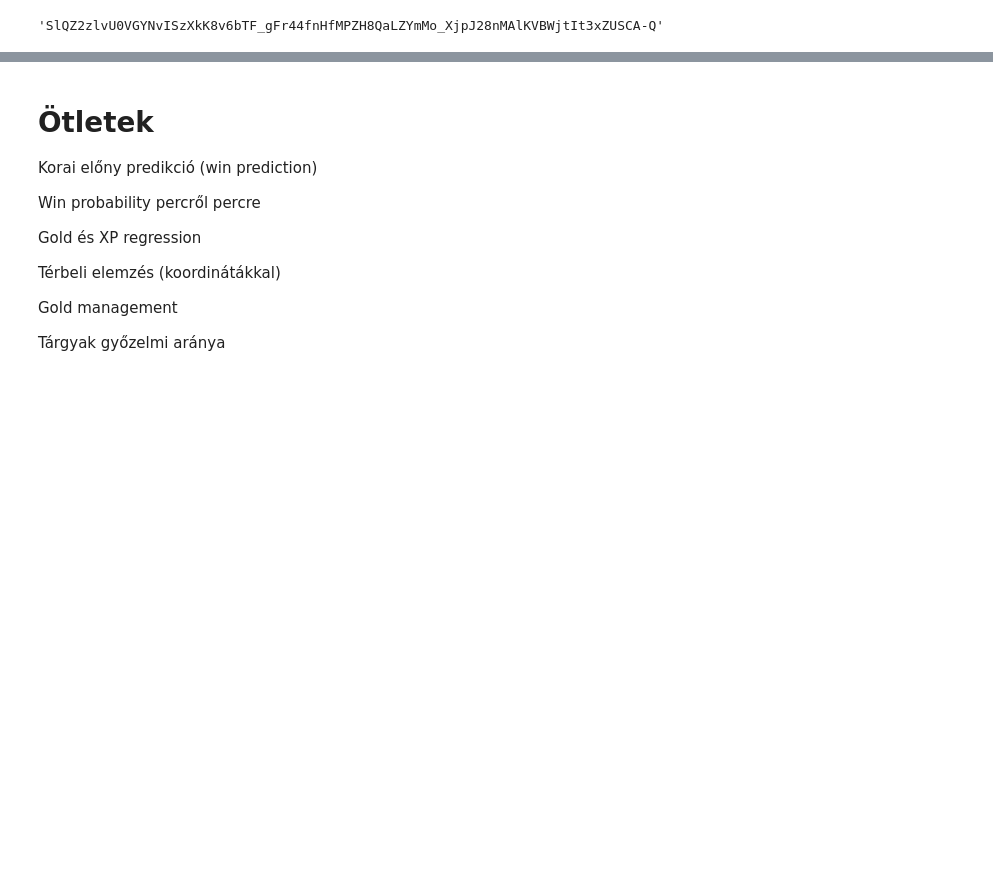
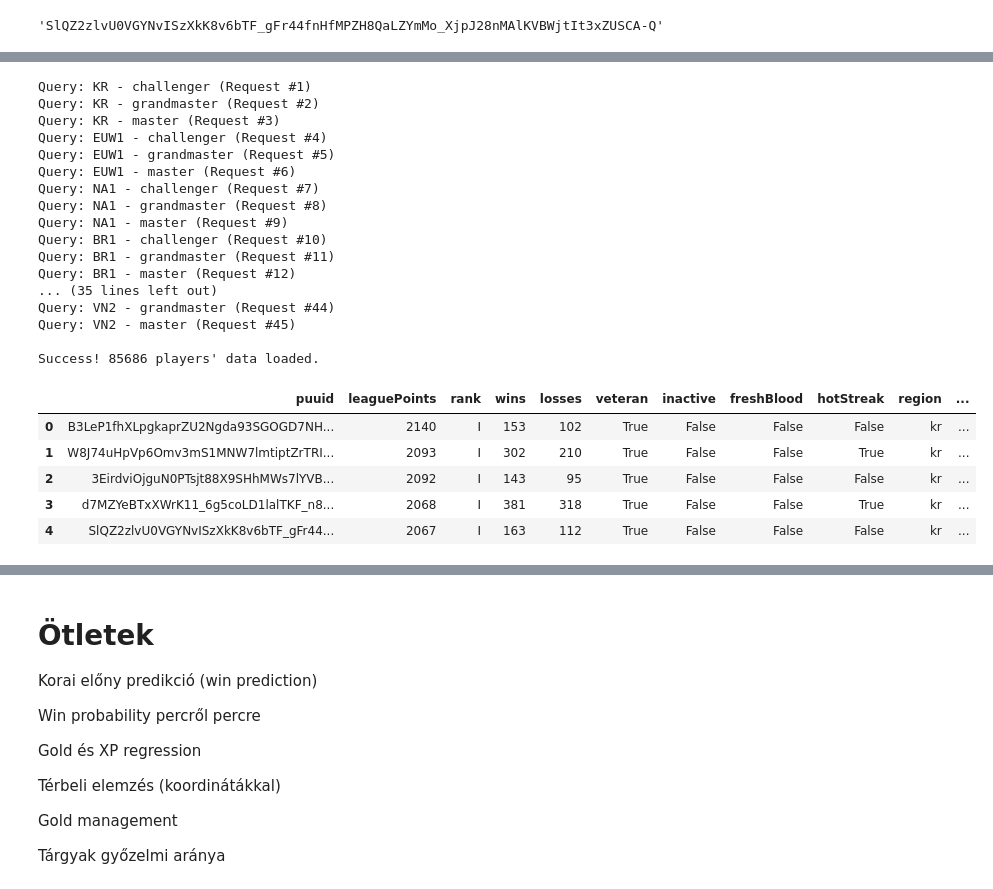
Before and after one commit to BalazsBognar/Esport-Analitika-2026, a Jupyter notebook: riot.ipynb, the cells around one changed output, grey strips where cells are left out. Drawn from its saved outputs; the diff is of its cells as text; code cells hidden in the pictures; blank space fills up the shorter version.

Commit message:
Implemented function to append ladders

```diff
--- a/riot.ipynb
+++ b/riot.ipynb
@@ -289,4 +334,0 @@ def get_player_stats_from_match(match_data, target_puuid):
-# %%
-match_df = process_match_to_df(game)
-pd.set_option('display.max_columns', None)
-match_df
@@ -396,0 +335,72 @@ process_timeline_events(timeline1)
+# %%
+# Regions & Leagues
+regions = ["kr", "euw1", "na1", "br1", "eun1", "jp1", "la1", "la2", "me1", "oc1", "ru", "sg2", "tr1", "tw2", "vn2"]
+leagues = ["challenger", "grandmaster", "master"]
+
+all_ladders = []
+
+# Limit counter
+request_count = 0
+
+for region in regions:
+    for league in leagues:
+
+        # RATE LIMIT
+        request_count += 1
+
+        # If we hit 100 requests, wait for 125 seconds to respect API limits
+        if request_count % 100 == 0:
+            print(f"\nLimit reached: {request_count} requests. Waiting for 125 seconds to respect API limits...")
+            time.sleep(125)
+        # If we hit 20 requests, wait for 2 seconds to avoid hitting short-term limits
+        elif request_count % 20 == 0:
+            print(f"\n[-] Limit reached: {request_count} requests. Waiting for 2 seconds...")
+            time.sleep(2)
+        else:
+            time.sleep(0.05)
+
+        print(f"Query: {region.upper()} - {league} (Request #{request_count})")
+        data = get_ladder(region=region, league=league, api_key=api_key)
+
+        if data and 'entries' in data:
+            df = pd.DataFrame(data['entries'])
+
+            # New columns for region and league
+            df['region'] = region
+            df['league'] = league
+
+            # Append to the list of DataFrames
+            all_ladders.append(df)
+
+# Combine all ladders into a single DataFrame
+if all_ladders:
+    final_ladder_df = pd.concat(all_ladders, ignore_index=True)
+    print(f"\nSuccess! {len(final_ladder_df)} players' data loaded.")
+else:
+    print("\nFailed to retrieve data.")
+
+final_ladder_df.head()
+# %% [output]
+Query: KR - challenger (Request #1)
+Query: KR - grandmaster (Request #2)
+Query: KR - master (Request #3)
+Query: EUW1 - challenger (Request #4)
+Query: EUW1 - grandmaster (Request #5)
+Query: EUW1 - master (Request #6)
+Query: NA1 - challenger (Request #7)
+Query: NA1 - grandmaster (Request #8)
+Query: NA1 - master (Request #9)
+Query: BR1 - challenger (Request #10)
+Query: BR1 - grandmaster (Request #11)
+Query: BR1 - master (Request #12)
+... (35 lines left out)
+Query: VN2 - grandmaster (Request #44)
+Query: VN2 - master (Request #45)
+
+Success! 85686 players' data loaded.
+|  | puuid | leaguePoints | rank | wins | losses | veteran | inactive | freshBlood | hotStreak | region | ... |
+| 0 | B3LeP1fhXLpgkaprZU2Ngda93SGOGD7NH... | 2140 | I | 153 | 102 | True | False | False | False | kr | ... |
+| 1 | W8J74uHpVp6Omv3mS1MNW7lmtiptZrTRI... | 2093 | I | 302 | 210 | True | False | False | True | kr | ... |
+| 2 | 3EirdviOjguN0PTsjt88X9SHhMWs7lYVB... | 2092 | I | 143 | 95 | True | False | False | False | kr | ... |
+| 3 | d7MZYeBTxXWrK11_6g5coLD1lalTKF_n8... | 2068 | I | 381 | 318 | True | False | False | True | kr | ... |
+| 4 | SlQZ2zlvU0VGYNvISzXkK8v6bTF_gFr44... | 2067 | I | 163 | 112 | True | False | False | False | kr | ... |
```
Also changed, not shown: parts of 15 cells of this notebook, 4 other files.
